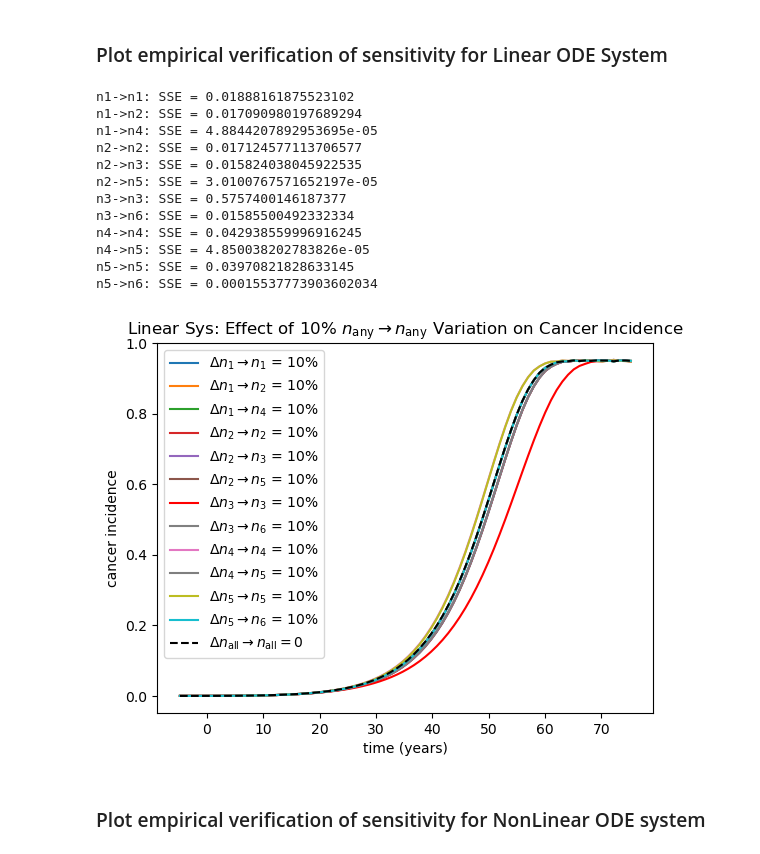
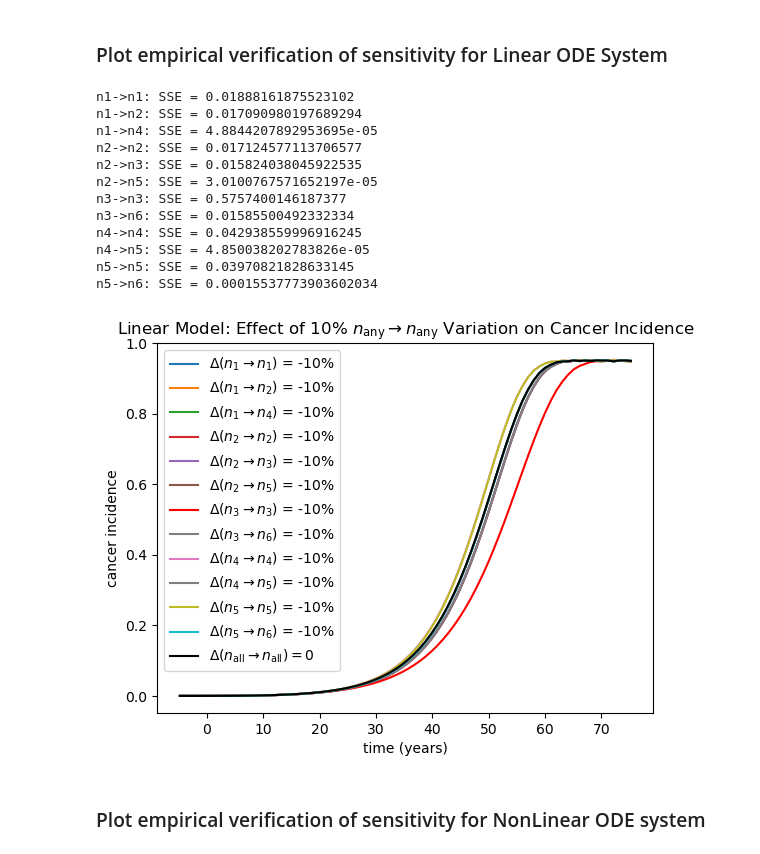
Before and after one commit to ivanygao/UW_AMATH422-522_AspirinColorectalCancer, a Jupyter notebook: empirical_verification.ipynb, the cells around one changed output. Saved outputs shown, nothing was run; the diff lists cells and outputs as text; code cells hidden in the pictures.

```diff
--- a/empirical_verification.ipynb
+++ b/empirical_verification.ipynb
@@ -148,48 +148,48 @@ sol_56 = solve_ivp(ode_system_linear, [tspan[0], tspan[-1]], y0=[N_crypts, 0, 0,
 
 # Compute SSE (Sum of Squared Errors) for each case.
 SSEs = []
 sol_cases = [sol_11, sol_12, sol_14, sol_22, sol_23, sol_25, sol_33, sol_36, sol_44, sol_45, sol_55, sol_56]
 case_names = ["n1->n1", "n1->n2", "n1->n4", "n2->n2", "n2->n3", "n2->n5", "n3->n3", "n3->n6", "n4->n4", "n4->n5", "n5->n5", "n5->n6"]
 
 for sol_name, sol_case in zip(case_names, sol_cases):
     sse = np.sum((sol_0.y[5, :] - sol_case.y[5, :]) ** 2)
     print(f"{sol_name}: SSE = {sse}")
     SSEs.append(sse)
 
-plt.plot(sol_0.t-4.79, sol_11.y[5, :]*(1-delta/1.01199), label=fr'$\Delta n_1 \rightarrow n_1$ = 10%')
-plt.plot(sol_0.t-4.79, sol_12.y[5, :]*(1-delta/1.01199), label=fr'$\Delta n_1 \rightarrow n_2$ = 10%')
-plt.plot(sol_0.t-4.79, sol_14.y[5, :]*(1-delta/1.01199), label=fr'$\Delta n_1 \rightarrow n_4$ = 10%')
-plt.plot(sol_0.t-4.79, sol_22.y[5, :]*(1-delta/1.01199), label=fr'$\Delta n_2 \rightarrow n_2$ = 10%')
-plt.plot(sol_0.t-4.79, sol_23.y[5, :]*(1-delta/1.01199), label=fr'$\Delta n_2 \rightarrow n_3$ = 10%')
-plt.plot(sol_0.t-4.79, sol_25.y[5, :]*(1-delta/1.01199), label=fr'$\Delta n_2 \rightarrow n_5$ = 10%')
-plt.plot(sol_0.t-4.79, sol_33.y[5, :]*(1-delta/1.01199), label=fr'$\Delta n_3 \rightarrow n_3$ = 10%', color='red')
-plt.plot(sol_0.t-4.79, sol_36.y[5, :]*(1-delta/1.01199), label=fr'$\Delta n_3 \rightarrow n_6$ = 10%', color='gray')
-plt.plot(sol_0.t-4.79, sol_44.y[5, :]*(1-delta/1.01199), label=fr'$\Delta n_4 \rightarrow n_4$ = 10%')
-plt.plot(sol_0.t-4.79, sol_45.y[5, :]*(1-delta/1.01199), label=fr'$\Delta n_4 \rightarrow n_5$ = 10%')
-plt.plot(sol_0.t-4.79, sol_55.y[5, :]*(1-delta/1.01199), label=fr'$\Delta n_5 \rightarrow n_5$ = 10%')
-plt.plot(sol_0.t-4.79, sol_56.y[5, :]*(1-delta/1.01199), label=fr'$\Delta n_5 \rightarrow n_6$ = 10%')
-plt.plot(sol_0.t-4.79, sol_0.y[5,:]*(1-delta/1.01199), label=fr'$\Delta n_{{\mathrm{{all}}}} \rightarrow n_{{\mathrm{{all}}}} = 0$', linestyle='--', color='black')
+plt.plot(sol_0.t-4.79, sol_11.y[5, :]*(1-delta/1.01199), label=fr'$\Delta (n_1 \rightarrow n_1)$ = -10%')
+plt.plot(sol_0.t-4.79, sol_12.y[5, :]*(1-delta/1.01199), label=fr'$\Delta (n_1 \rightarrow n_2)$ = -10%')
+plt.plot(sol_0.t-4.79, sol_14.y[5, :]*(1-delta/1.01199), label=fr'$\Delta (n_1 \rightarrow n_4)$ = -10%')
+plt.plot(sol_0.t-4.79, sol_22.y[5, :]*(1-delta/1.01199), label=fr'$\Delta (n_2 \rightarrow n_2)$ = -10%')
+plt.plot(sol_0.t-4.79, sol_23.y[5, :]*(1-delta/1.01199), label=fr'$\Delta (n_2 \rightarrow n_3)$ = -10%')
+plt.plot(sol_0.t-4.79, sol_25.y[5, :]*(1-delta/1.01199), label=fr'$\Delta (n_2 \rightarrow n_5)$ = -10%')
+plt.plot(sol_0.t-4.79, sol_33.y[5, :]*(1-delta/1.01199), label=fr'$\Delta (n_3 \rightarrow n_3)$ = -10%', color='red')
+plt.plot(sol_0.t-4.79, sol_36.y[5, :]*(1-delta/1.01199), label=fr'$\Delta (n_3 \rightarrow n_6)$ = -10%', color='gray')
+plt.plot(sol_0.t-4.79, sol_44.y[5, :]*(1-delta/1.01199), label=fr'$\Delta (n_4 \rightarrow n_4)$ = -10%')
+plt.plot(sol_0.t-4.79, sol_45.y[5, :]*(1-delta/1.01199), label=fr'$\Delta (n_4 \rightarrow n_5)$ = -10%')
+plt.plot(sol_0.t-4.79, sol_55.y[5, :]*(1-delta/1.01199), label=fr'$\Delta (n_5 \rightarrow n_5)$ = -10%')
+plt.plot(sol_0.t-4.79, sol_56.y[5, :]*(1-delta/1.01199), label=fr'$\Delta (n_5 \rightarrow n_6)$ = -10%')
+plt.plot(sol_0.t-4.79, sol_0.y[5,:]*(1-delta/1.01199), label=fr'$\Delta (n_{{\mathrm{{all}}}} \rightarrow n_{{\mathrm{{all}}}}) = 0$', color='black')
 
 plt.xlabel('time (years)')
 plt.ylabel('cancer incidence')
 plt.legend(loc='upper left')
-plt.title(fr"Linear Sys: Effect of 10% $n_{{\mathrm{{any}}}} \rightarrow n_{{\mathrm{{any}}}}$ Variation on Cancer Incidence")
+plt.title(fr"Linear Model: Effect of 10% $n_{{\mathrm{{any}}}} \rightarrow n_{{\mathrm{{any}}}}$ Variation on Cancer Incidence")
 plt.savefig('LinearSensitivity.png')
 plt.show()
 # %% [output]
 n1->n1: SSE = 0.01888161875523102
 n1->n2: SSE = 0.017090980197689294
 n1->n4: SSE = 4.8844207892953695e-05
 n2->n2: SSE = 0.017124577113706577
 n2->n3: SSE = 0.015824038045922535
 n2->n5: SSE = 3.0100767571652197e-05
 n3->n3: SSE = 0.5757400146187377
 n3->n6: SSE = 0.01585500492332334
 n4->n4: SSE = 0.042938559996916245
 n4->n5: SSE = 4.850038202783826e-05
 n5->n5: SSE = 0.03970821828633145
 n5->n6: SSE = 0.00015537773903602034
-[figure, old version]
+[figure, new version]
 # %% [markdown]
 ### Plot empirical verification of sensitivity for NonLinear ODE system
 # %%
```
Also changed, not shown: parts of 1 cell of this notebook, 1 other file.
